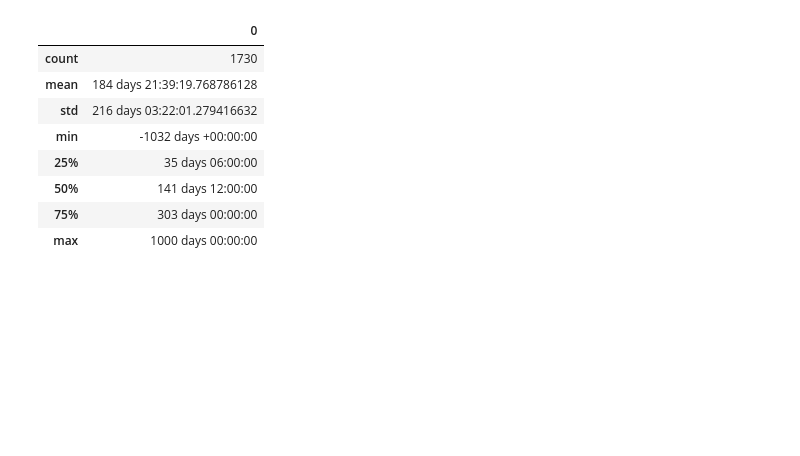
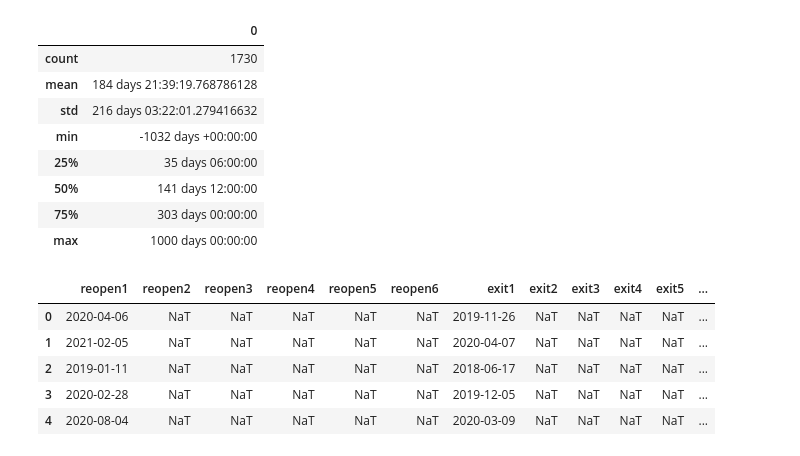
Before and after one commit to TPSchwartz/ddid-cheesecake_factory, a Jupyter notebook: IDEA day 3.ipynb, the cells around one changed output. Saved outputs shown, nothing was run; the diff lists cells and outputs as text; code cells hidden in the pictures; blank space fills up the shorter version.

```diff
--- a/IDEA day 3.ipynb
+++ b/IDEA day 3.ipynb
@@ -152,3 +152,12 @@ total_days_df.describe()
 | 50% | 141 days 12:00:00 |
 | 75% | 303 days 00:00:00 |
 | max | 1000 days 00:00:00 |
+# %%
+reopen_exit_date_df.head()
+# %% [output]
+|  | reopen1 | reopen2 | reopen3 | reopen4 | reopen5 | reopen6 | exit1 | exit2 | exit3 | exit4 | exit5 | ... |
+| 0 | 2020-04-06 | NaT | NaT | NaT | NaT | NaT | 2019-11-26 | NaT | NaT | NaT | NaT | ... |
+| 1 | 2021-02-05 | NaT | NaT | NaT | NaT | NaT | 2020-04-07 | NaT | NaT | NaT | NaT | ... |
+| 2 | 2019-01-11 | NaT | NaT | NaT | NaT | NaT | 2018-06-17 | NaT | NaT | NaT | NaT | ... |
+| 3 | 2020-02-28 | NaT | NaT | NaT | NaT | NaT | 2019-12-05 | NaT | NaT | NaT | NaT | ... |
+| 4 | 2020-08-04 | NaT | NaT | NaT | NaT | NaT | 2020-03-09 | NaT | NaT | NaT | NaT | ... |
```
Also changed, not shown: parts of 2 cells of this notebook, 2 other files.
